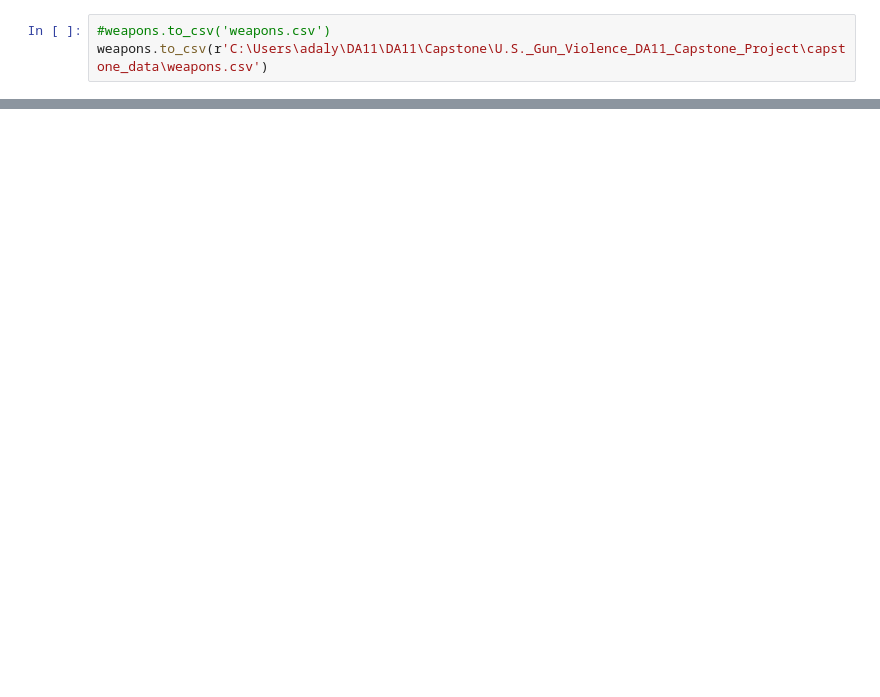
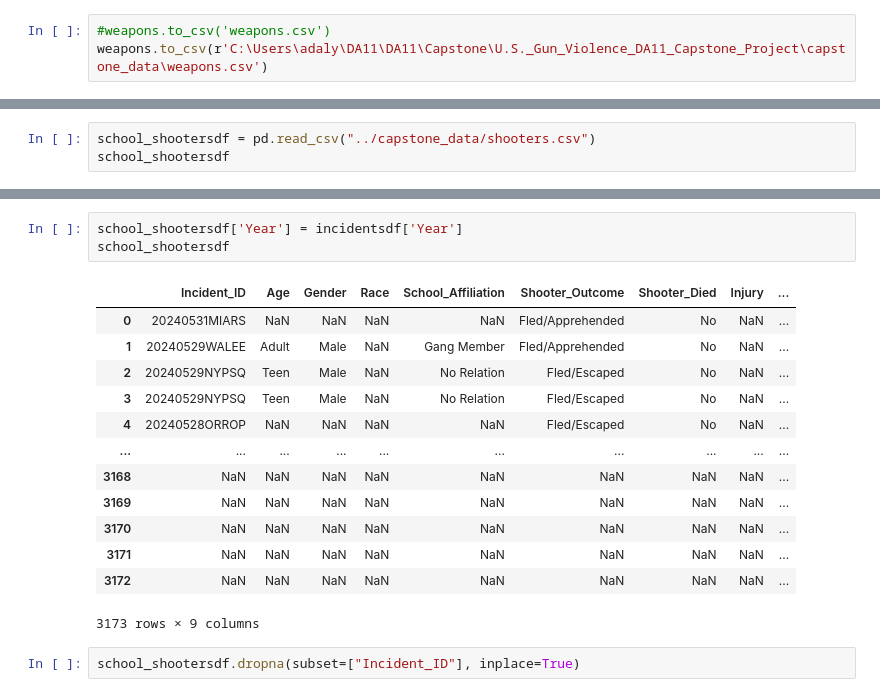
Before and after one commit to AdellAD4/U.S._Gun_Violence_DA11_Capstone_Project, a Jupyter notebook: notebooks/AAD_DA11_Capstone.ipynb, the cells around one changed output, grey strips where cells are left out. Cells and saved outputs as stored; diff of their text form; blank space fills up the shorter version.

Commit message:
Working on school shooters charts in PBI

```diff
--- a/notebooks/AAD_DA11_Capstone.ipynb
+++ b/notebooks/AAD_DA11_Capstone.ipynb
@@ -1015,0 +1065,3 @@ weapons.loc[weapons['Shots_Fired'] == 10]
+# %%
+school_shootersdf = pd.read_csv("../capstone_data/shooters.csv")
+school_shootersdf
@@ -1015,0 +1082,19 @@ weapons.loc[weapons['Shots_Fired'] == 10]
+# %%
+school_shootersdf['Year'] = incidentsdf['Year']
+school_shootersdf
+# %% [output]
+|  | Incident_ID | Age | Gender | Race | School_Affiliation | Shooter_Outcome | Shooter_Died | Injury | ... |
+| 0 | 20240531MIARS | NaN | NaN | NaN | NaN | Fled/Apprehended | No | NaN | ... |
+| 1 | 20240529WALEE | Adult | Male | NaN | Gang Member | Fled/Apprehended | No | NaN | ... |
+| 2 | 20240529NYPSQ | Teen | Male | NaN | No Relation | Fled/Escaped | No | NaN | ... |
+| 3 | 20240529NYPSQ | Teen | Male | NaN | No Relation | Fled/Escaped | No | NaN | ... |
+| 4 | 20240528ORROP | NaN | NaN | NaN | NaN | Fled/Escaped | No | NaN | ... |
+| ... | ... | ... | ... | ... | ... | ... | ... | ... | ... |
+| 3168 | NaN | NaN | NaN | NaN | NaN | NaN | NaN | NaN | ... |
+| 3169 | NaN | NaN | NaN | NaN | NaN | NaN | NaN | NaN | ... |
+| 3170 | NaN | NaN | NaN | NaN | NaN | NaN | NaN | NaN | ... |
+| 3171 | NaN | NaN | NaN | NaN | NaN | NaN | NaN | NaN | ... |
+| 3172 | NaN | NaN | NaN | NaN | NaN | NaN | NaN | NaN | ... |
+3173 rows × 9 columns
+# %%
+school_shootersdf.dropna(subset=["Incident_ID"], inplace=True)
```
Also changed, not shown: parts of 33 cells of this notebook, 1 other file.
